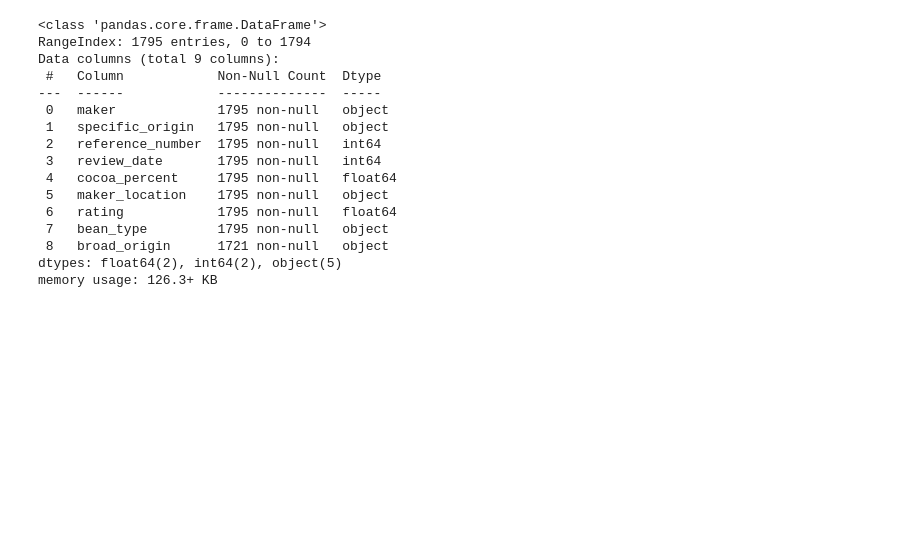
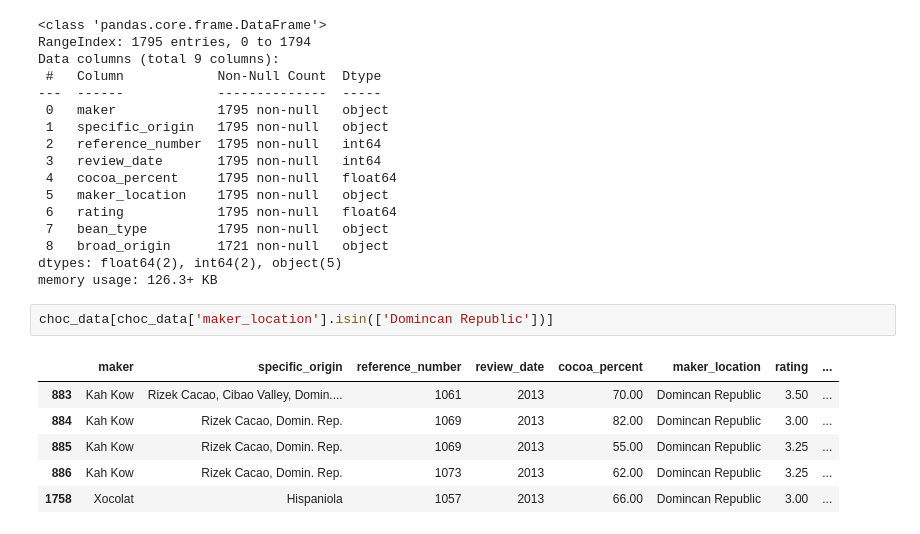
Before and after one commit to fasthill/google-ML-crash-course, a Jupyter notebook: 10. supervised similarity.ipynb, the cells around one changed output. Drawn from its saved outputs; the diff is of its cells as text; blank space fills up the shorter version.

```diff
--- a/10. supervised similarity.ipynb
+++ b/10. supervised similarity.ipynb
@@ -60,3 +88,12 @@ Data columns (total 9 columns):
  8   broad_origin      1721 non-null   object
 dtypes: float64(2), int64(2), object(5)
 memory usage: 126.3+ KB
+# %%
+choc_data[choc_data['maker_location'].isin(['Domincan Republic'])]
+# %% [output]
+|  | maker | specific_origin | reference_number | review_date | cocoa_percent | maker_location | rating | ... |
+| 883 | Kah Kow | Rizek Cacao, Cibao Valley, Domin.... | 1061 | 2013 | 70.00 | Domincan Republic | 3.50 | ... |
+| 884 | Kah Kow | Rizek Cacao, Domin. Rep. | 1069 | 2013 | 82.00 | Domincan Republic | 3.00 | ... |
+| 885 | Kah Kow | Rizek Cacao, Domin. Rep. | 1069 | 2013 | 55.00 | Domincan Republic | 3.25 | ... |
+| 886 | Kah Kow | Rizek Cacao, Domin. Rep. | 1073 | 2013 | 62.00 | Domincan Republic | 3.25 | ... |
+| 1758 | Xocolat | Hispaniola | 1057 | 2013 | 66.00 | Domincan Republic | 3.00 | ... |
```
Also changed, not shown: parts of 26 cells of this notebook.
